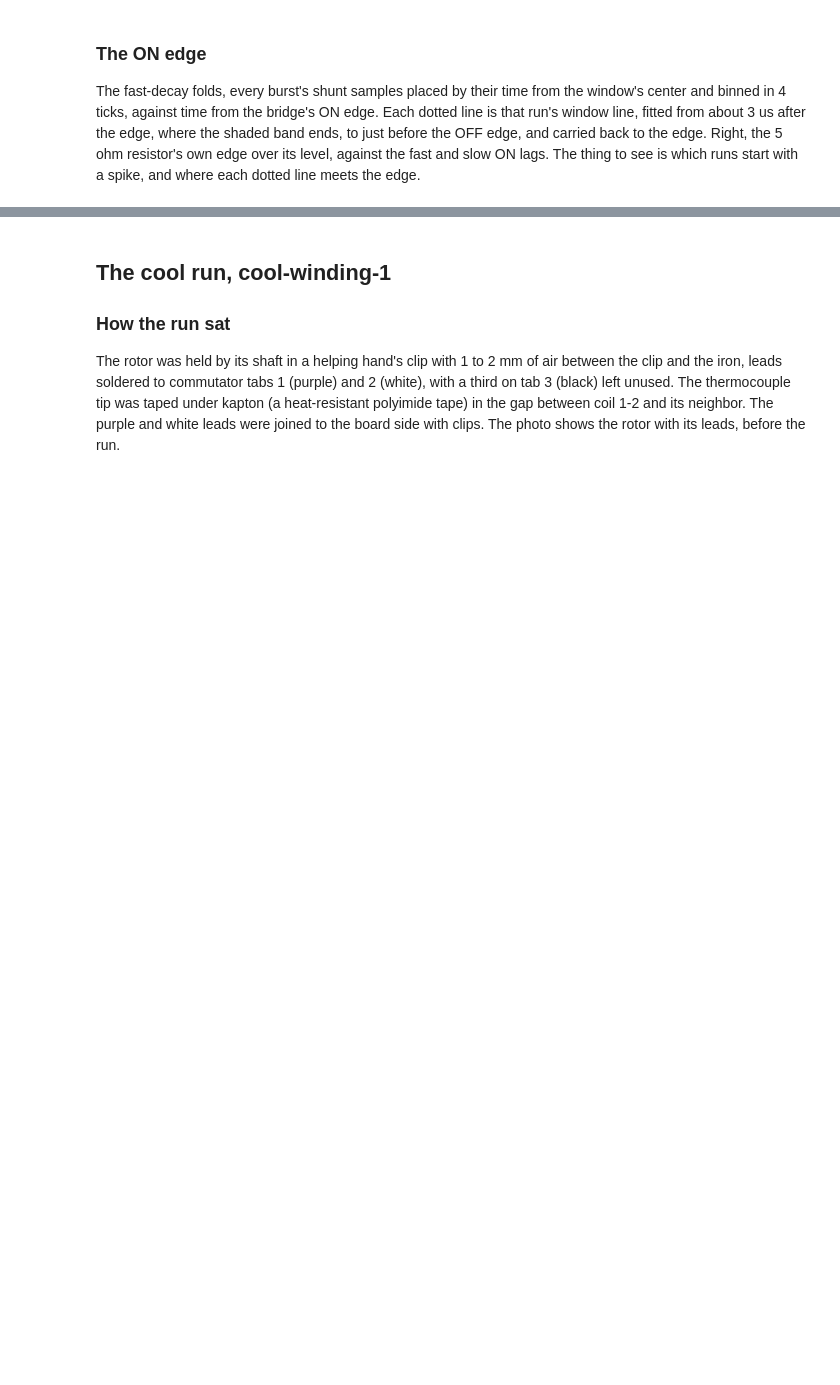
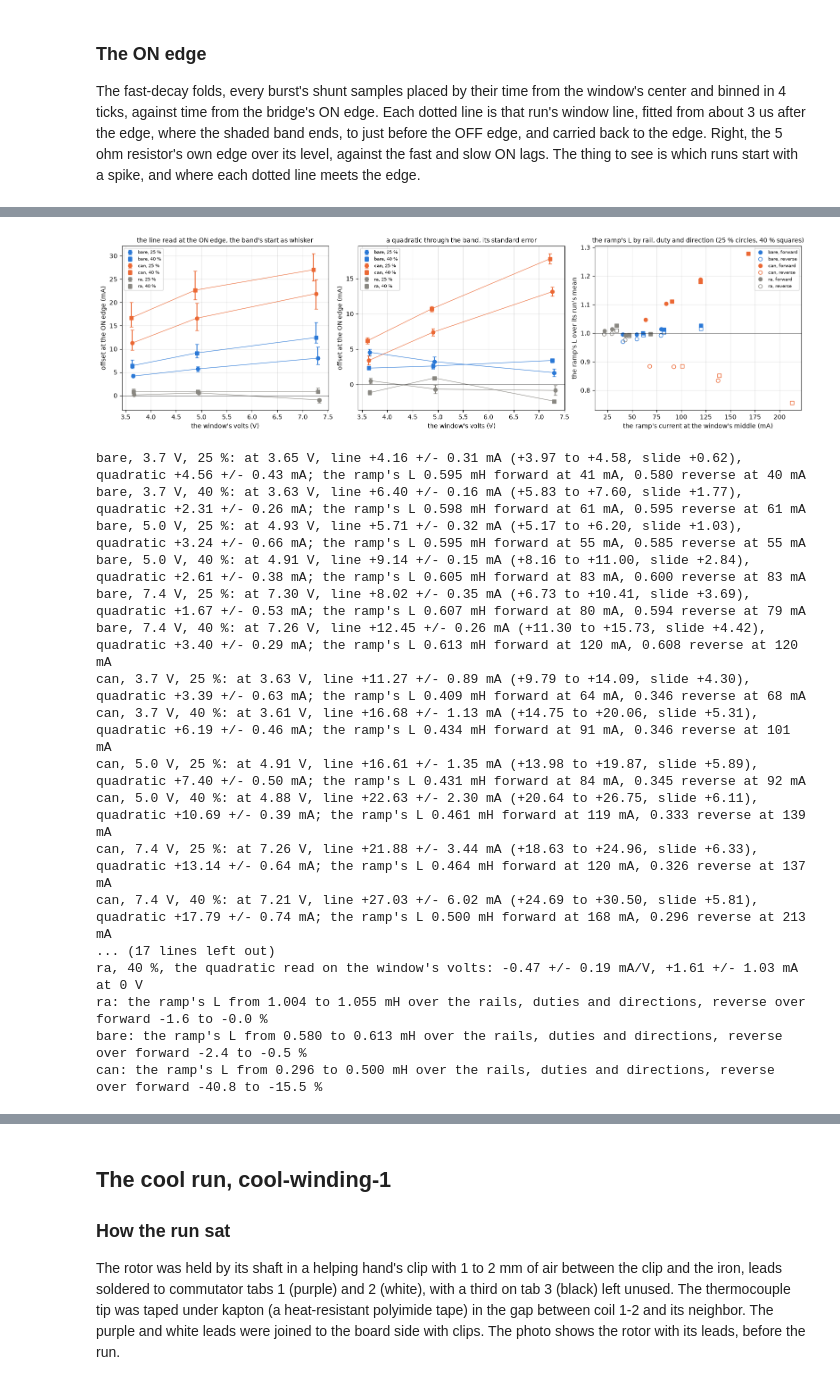
Before and after one commit to OpenServoCore/notebooks, a Jupyter notebook: stages/2-motor/teardown/teardown.ipynb, the cells around one changed output, grey strips where cells are left out. Cells and saved outputs as stored; diff of their text form; code cells hidden in the pictures; blank space fills up the shorter version.

```diff
--- a/stages/2-motor/teardown/teardown.ipynb
+++ b/stages/2-motor/teardown/teardown.ipynb
@@ -1490,0 +1228,63 @@ So about half of the loss sits in the rotor's laminations, the iron the coil is
+# %%
+R_LEVEL = {w: hand(f"coil levels {w} leads ohm")[0] - PAIR_ZERO for w in LEVEL_DIRS}   # each levels run's leads by hand, the lead zero off
+LV = pd.DataFrame([r for (w, rail), S in LEVEL_SETS.items() for r in read_set(S, R_LEVEL[w], set=w, rail=rail)])
+LSTEPS = summary(LV, ["set", "rail", "pct"])
+LL = LV.pivot_table(index=["set", "rail", "pct"], columns="sign", values=["l_mh", "i_mid_ma"], aggfunc="mean")
+RAIL_LINE = {}                                                          # a line through the three rails, burst by burst, of each read on the window's volts
+for (w, pct), g in LV.groupby(["set", "pct"]):
+    for read in ("line", "quad"):
+        c, cov = np.polyfit(g["v_on"], g[read], 1, cov=True)
+        RAIL_LINE[(w, pct, read)] = {"slope": c[0], "slope_se": np.sqrt(cov[0, 0]), "at0": c[1], "at0_se": np.sqrt(cov[1, 1])}
+LCOL = {"ra": MUTED, "bare": BLUE, "can": ORANGE}
+
+fig, ax = plt.subplots(1, 3, figsize=(16, 4.6))
+for (w, rail, pct), r in LSTEPS.iterrows():
+    mk = "o" if pct == 25 else "s"
+    lab = f"{w}, {pct} %" if rail == "5.0 V" else None
+    ax[0].errorbar(r["v_on"], r["line"], yerr=[[r["line"] - r["lo"]], [r["hi"] - r["line"]]], fmt=mk, ms=6, capsize=3, color=LCOL[w], label=lab)
+    ax[1].errorbar(r["v_on"], r["quad"], yerr=r["quad_se"], fmt=mk, ms=6, capsize=3, color=LCOL[w], label=lab)
+for (w, pct), g in LSTEPS.groupby(level=["set", "pct"]):
+    ax[0].plot(g["v_on"], g["line"], "-", lw=0.8, color=LCOL[w]); ax[1].plot(g["v_on"], g["quad"], "-", lw=0.8, color=LCOL[w])
+for (w, rail, pct), r in LL.iterrows():
+    mk = "o" if pct == 25 else "s"
+    for sign, fill in ((1, LCOL[w]), (-1, "none")):
+        ax[2].plot(r[("i_mid_ma", sign)], r[("l_mh", sign)] / LL.xs(w, level="set")["l_mh"].stack().mean(), mk, ms=6, color=LCOL[w], mfc=fill,
+                   label=(f"{w}, {'forward' if sign > 0 else 'reverse'}" if (rail, pct) == ("5.0 V", 25) else None))
+for a, t, yl in ((ax[0], "the line read at the ON edge, the band's start as whisker", "offset at the ON edge (mA)"),
+                 (ax[1], "a quadratic through the band, its standard error", "offset at the ON edge (mA)")):
+    a.axhline(0, color=INK, lw=0.5); a.set_xlabel("the window's volts (V)"); a.set_ylabel(yl); a.set_title(t, fontsize=10); a.grid(alpha=0.3); a.legend(fontsize=7)
+ax[2].axhline(1, color=INK, lw=0.5)
+ax[2].set_xlabel("the ramp's current at the window's middle (mA)"); ax[2].set_ylabel("the ramp's L over its run's mean")
+ax[2].set_title("the ramp's L by rail, duty and direction (25 % circles, 40 % squares)", fontsize=10); ax[2].grid(alpha=0.3); ax[2].legend(fontsize=7)
+plt.tight_layout(); plt.show()
+for (w, rail, pct), r in LSTEPS.iterrows():
+    l = LL.loc[(w, rail, pct)]
+    print(f"{w}, {rail}, {pct} %: at {r['v_on']:.2f} V, line {r['line']:+.2f} +/- {r['line_se']:.2f} mA ({r['lo']:+.2f} to {r['hi']:+.2f}, slide {r['slide']:+.2f}), "
+          f"quadratic {r['quad']:+.2f} +/- {r['quad_se']:.2f} mA; the ramp's L {l[('l_mh', 1)]:.3f} mH forward at {l[('i_mid_ma', 1)]:.0f} mA, "
+          f"{l[('l_mh', -1)]:.3f} reverse at {l[('i_mid_ma', -1)]:.0f} mA")
+for (w, pct, read), d in RAIL_LINE.items():
+    print(f"{w}, {pct} %, the {'line' if read == 'line' else 'quadratic'} read on the window's volts: {d['slope']:+.2f} +/- {d['slope_se']:.2f} mA/V, "
+          f"{d['at0']:+.2f} +/- {d['at0_se']:.2f} mA at 0 V")
+for w in LEVEL_DIRS:
+    lw = LL.xs(w, level="set")["l_mh"]
+    print(f"{w}: the ramp's L from {lw.stack().min():.3f} to {lw.stack().max():.3f} mH over the rails, duties and directions, "
+          f"reverse over forward {((lw[-1] / lw[1]) - 1).min() * 100:+.1f} to {((lw[-1] / lw[1]) - 1).max() * 100:+.1f} %")
+# %% [output]
+[figure, added]
+bare, 3.7 V, 25 %: at 3.65 V, line +4.16 +/- 0.31 mA (+3.97 to +4.58, slide +0.62), quadratic +4.56 +/- 0.43 mA; the ramp's L 0.595 mH forward at 41 mA, 0.580 reverse at 40 mA
+bare, 3.7 V, 40 %: at 3.63 V, line +6.40 +/- 0.16 mA (+5.83 to +7.60, slide +1.77), quadratic +2.31 +/- 0.26 mA; the ramp's L 0.598 mH forward at 61 mA, 0.595 reverse at 61 mA
+bare, 5.0 V, 25 %: at 4.93 V, line +5.71 +/- 0.32 mA (+5.17 to +6.20, slide +1.03), quadratic +3.24 +/- 0.66 mA; the ramp's L 0.595 mH forward at 55 mA, 0.585 reverse at 55 mA
+bare, 5.0 V, 40 %: at 4.91 V, line +9.14 +/- 0.15 mA (+8.16 to +11.00, slide +2.84), quadratic +2.61 +/- 0.38 mA; the ramp's L 0.605 mH forward at 83 mA, 0.600 reverse at 83 mA
+bare, 7.4 V, 25 %: at 7.30 V, line +8.02 +/- 0.35 mA (+6.73 to +10.41, slide +3.69), quadratic +1.67 +/- 0.53 mA; the ramp's L 0.607 mH forward at 80 mA, 0.594 reverse at 79 mA
+bare, 7.4 V, 40 %: at 7.26 V, line +12.45 +/- 0.26 mA (+11.30 to +15.73, slide +4.42), quadratic +3.40 +/- 0.29 mA; the ramp's L 0.613 mH forward at 120 mA, 0.608 reverse at 120 mA
+can, 3.7 V, 25 %: at 3.63 V, line +11.27 +/- 0.89 mA (+9.79 to +14.09, slide +4.30), quadratic +3.39 +/- 0.63 mA; the ramp's L 0.409 mH forward at 64 mA, 0.346 reverse at 68 mA
+can, 3.7 V, 40 %: at 3.61 V, line +16.68 +/- 1.13 mA (+14.75 to +20.06, slide +5.31), quadratic +6.19 +/- 0.46 mA; the ramp's L 0.434 mH forward at 91 mA, 0.346 reverse at 101 mA
+can, 5.0 V, 25 %: at 4.91 V, line +16.61 +/- 1.35 mA (+13.98 to +19.87, slide +5.89), quadratic +7.40 +/- 0.50 mA; the ramp's L 0.431 mH forward at 84 mA, 0.345 reverse at 92 mA
+can, 5.0 V, 40 %: at 4.88 V, line +22.63 +/- 2.30 mA (+20.64 to +26.75, slide +6.11), quadratic +10.69 +/- 0.39 mA; the ramp's L 0.461 mH forward at 119 mA, 0.333 reverse at 139 mA
+can, 7.4 V, 25 %: at 7.26 V, line +21.88 +/- 3.44 mA (+18.63 to +24.96, slide +6.33), quadratic +13.14 +/- 0.64 mA; the ramp's L 0.464 mH forward at 120 mA, 0.326 reverse at 137 mA
+can, 7.4 V, 40 %: at 7.21 V, line +27.03 +/- 6.02 mA (+24.69 to +30.50, slide +5.81), quadratic +17.79 +/- 0.74 mA; the ramp's L 0.500 mH forward at 168 mA, 0.296 reverse at 213 mA
+... (17 lines left out)
+ra, 40 %, the quadratic read on the window's volts: -0.47 +/- 0.19 mA/V, +1.61 +/- 1.03 mA at 0 V
+ra: the ramp's L from 1.004 to 1.055 mH over the rails, duties and directions, reverse over forward -1.6 to -0.0 %
+bare: the ramp's L from 0.580 to 0.613 mH over the rails, duties and directions, reverse over forward -2.4 to -0.5 %
+can: the ramp's L from 0.296 to 0.500 mH over the rails, duties and directions, reverse over forward -40.8 to -15.5 %
```
Also changed, not shown: parts of 59 cells of this notebook, 3 other files.
